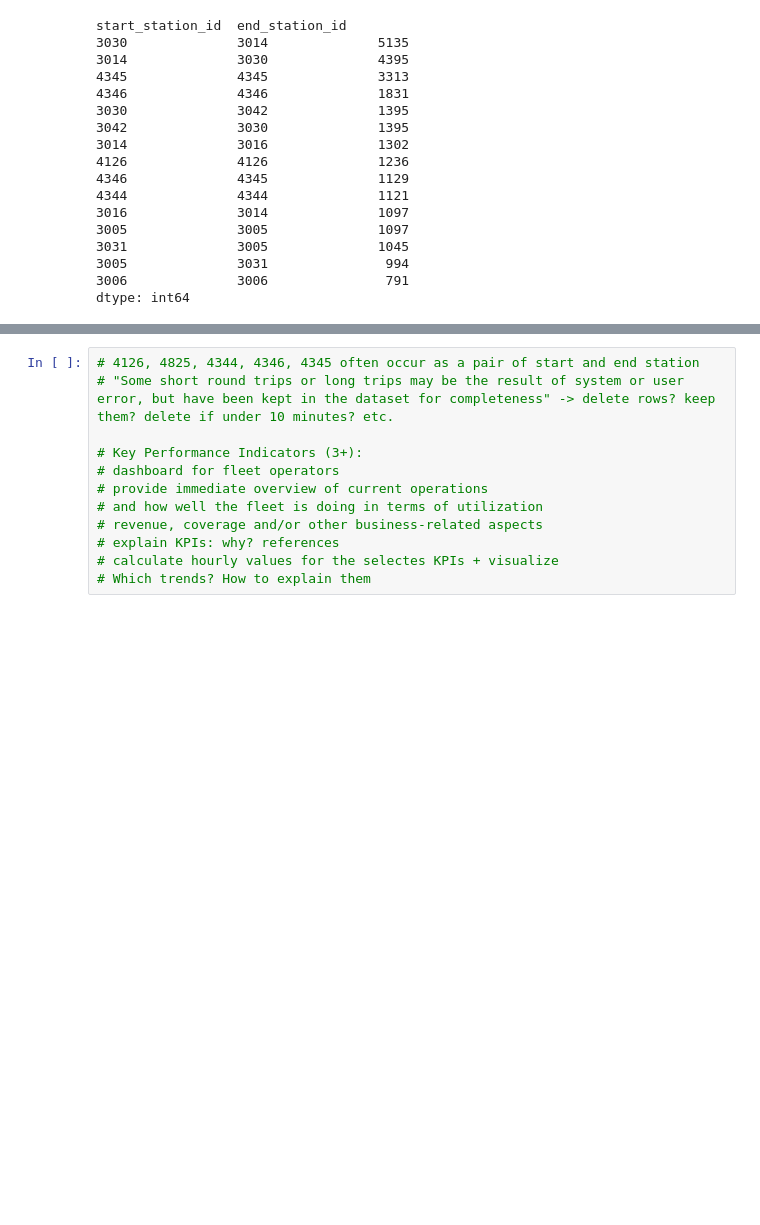
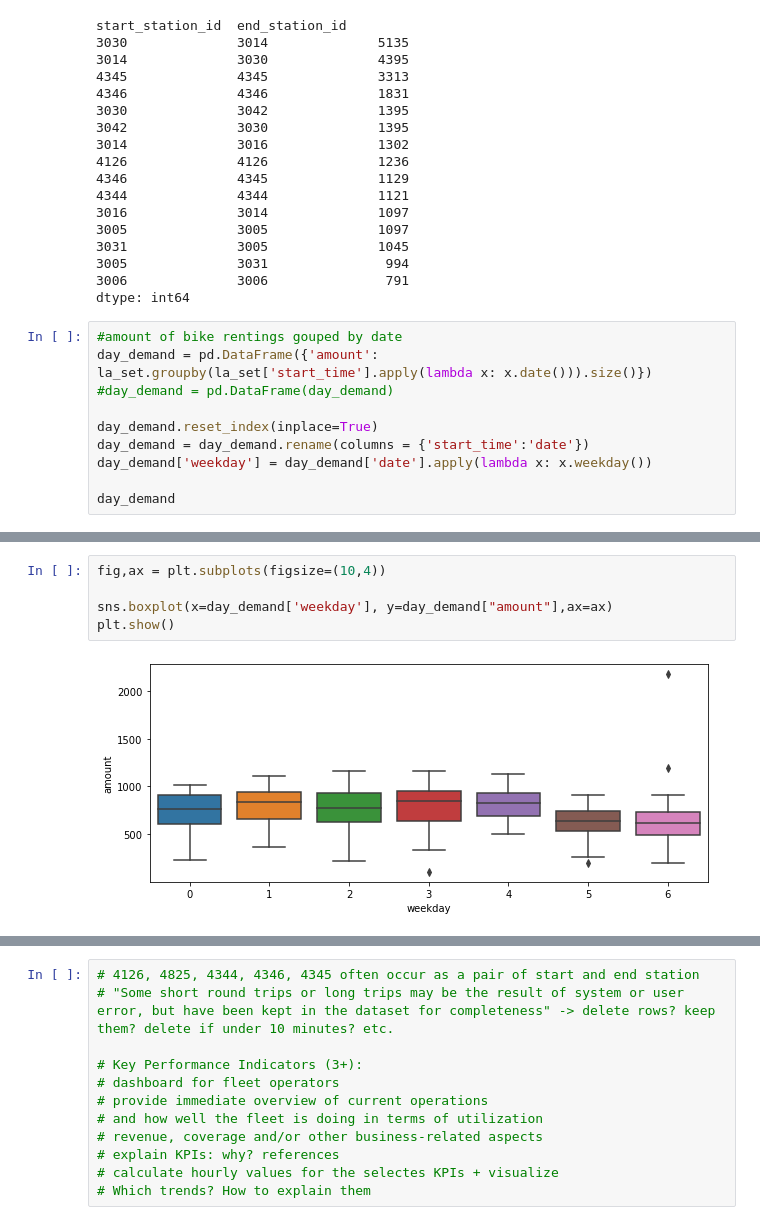
Before and after one commit to robbenB-123/SiliconValley, a Jupyter notebook: DSML_SILICONVALLEY.ipynb, the cells around one changed output, grey strips where cells are left out. Saved outputs shown, nothing was run; the diff lists cells and outputs as text; blank space fills up the shorter version.

```diff
--- a/DSML_SILICONVALLEY.ipynb
+++ b/DSML_SILICONVALLEY.ipynb
@@ -367,3 +366,13 @@ start_station_id  end_station_id
 3005              3031               994
 3006              3006               791
 dtype: int64
+# %%
+#amount of bike rentings gouped by date
+day_demand = pd.DataFrame({'amount': la_set.groupby(la_set['start_time'].apply(lambda x: x.date())).size()})
+#day_demand = pd.DataFrame(day_demand)
+
+day_demand.reset_index(inplace=True)
+day_demand = day_demand.rename(columns = {'start_time':'date'})
+day_demand['weekday'] = day_demand['date'].apply(lambda x: x.weekday())
+
+day_demand
@@ -370,3 +393,10 @@ dtype: int64
+# %%
+fig,ax = plt.subplots(figsize=(10,4))
+
+sns.boxplot(x=day_demand['weekday'], y=day_demand["amount"],ax=ax)
+plt.show()
+# %% [output]
+[figure, added]
 # %%
 #adding weekday to the la_set
 
```
Also changed, not shown: parts of 4 cells of this notebook.
